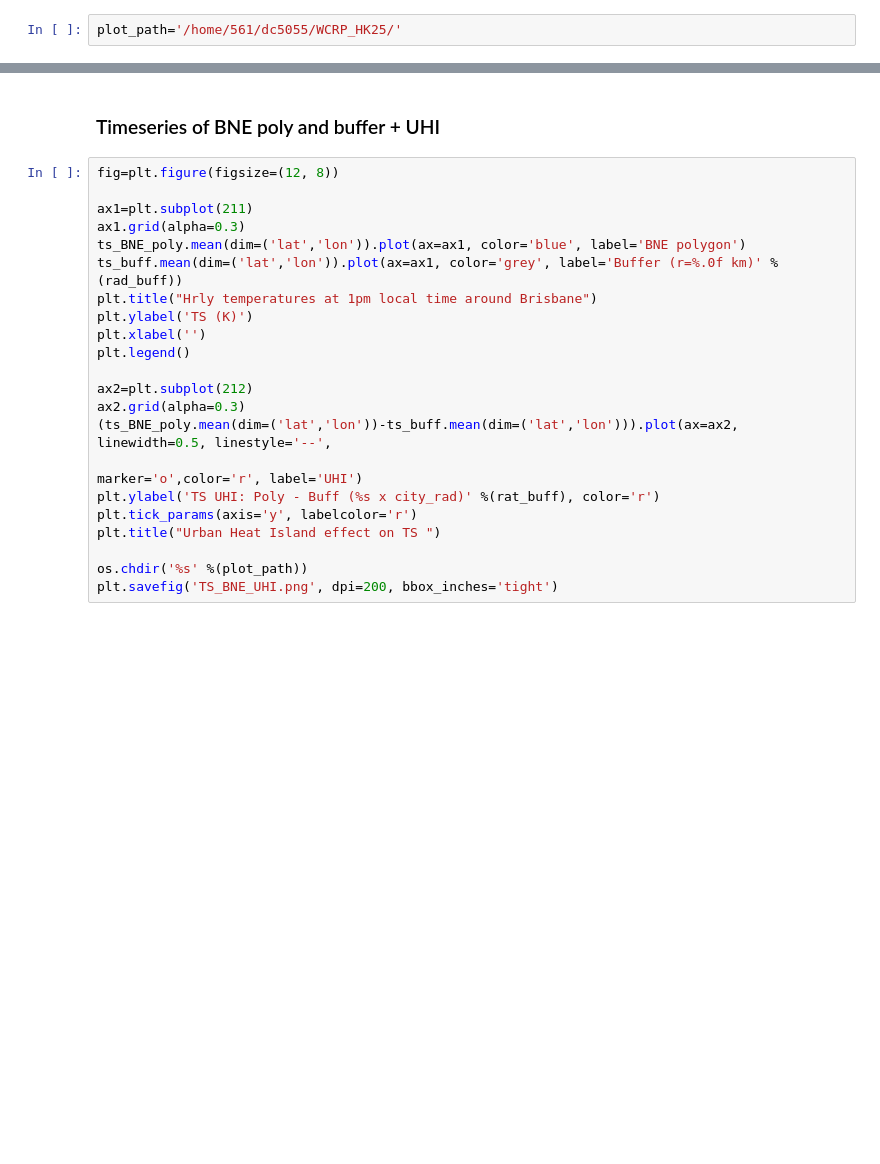
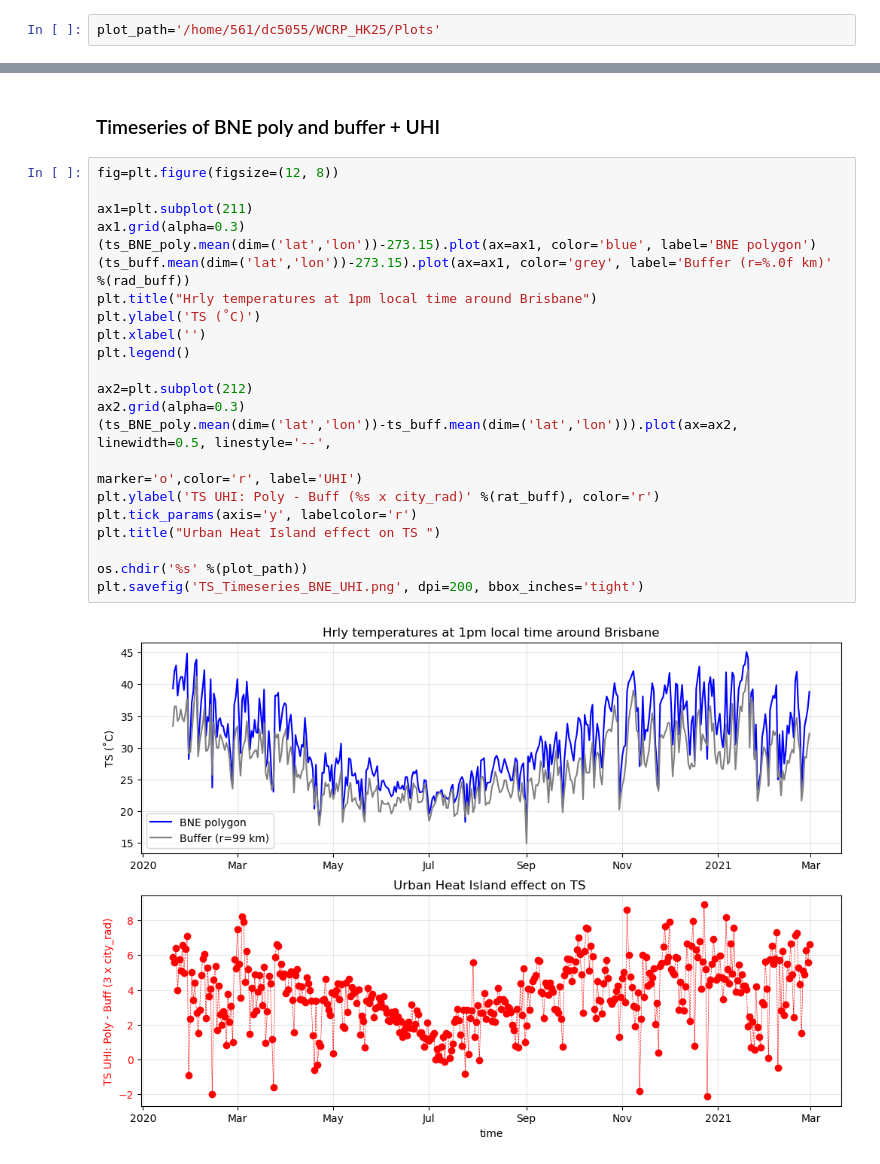
Before and after one commit to 21centuryweather/hk25-CityCirc, a Jupyter notebook: BNE_UHI_Signal.ipynb, the cells around one changed output, grey strips where cells are left out. Saved outputs shown, nothing was run; the diff lists cells and outputs as text; blank space fills up the shorter version.

Commit message:
Added TS based UHI, as a function of buffer ratio

```diff
--- a/BNE_UHI_Signal.ipynb
+++ b/BNE_UHI_Signal.ipynb
@@ -30,7 +30,7 @@ states_provinces = cf.NaturalEarthFeature(
 import xarray as xr
 from pathlib import Path
 # %%
-plot_path='/home/561/dc5055/WCRP_HK25/'
+plot_path='/home/561/dc5055/WCRP_HK25/Plots'
 # %% [markdown]
 # Gadi location:
 * Only zoom 1 and 2 on scratch
@@ -474,22 +474,24 @@ ts_buff[0].plot()
 # %%
 fig=plt.figure(figsize=(12, 8))
 
 ax1=plt.subplot(211)
 ax1.grid(alpha=0.3)
-ts_BNE_poly.mean(dim=('lat','lon')).plot(ax=ax1, color='blue', label='BNE polygon')
-ts_buff.mean(dim=('lat','lon')).plot(ax=ax1, color='grey', label='Buffer (r=%.0f km)' %(rad_buff))
+(ts_BNE_poly.mean(dim=('lat','lon'))-273.15).plot(ax=ax1, color='blue', label='BNE polygon')
+(ts_buff.mean(dim=('lat','lon'))-273.15).plot(ax=ax1, color='grey', label='Buffer (r=%.0f km)' %(rad_buff))
 plt.title("Hrly temperatures at 1pm local time around Brisbane")
-plt.ylabel('TS (K)')
+plt.ylabel('TS (˚C)')
 plt.xlabel('')
 plt.legend()
 
 ax2=plt.subplot(212)
 ax2.grid(alpha=0.3)
 (ts_BNE_poly.mean(dim=('lat','lon'))-ts_buff.mean(dim=('lat','lon'))).plot(ax=ax2, linewidth=0.5, linestyle='--',
                                                                                  marker='o',color='r', label='UHI')
 plt.ylabel('TS UHI: Poly - Buff (%s x city_rad)' %(rat_buff), color='r')
 plt.tick_params(axis='y', labelcolor='r')
 plt.title("Urban Heat Island effect on TS ")
 
 os.chdir('%s' %(plot_path))
-plt.savefig('TS_BNE_UHI.png', dpi=200, bbox_inches='tight')
+plt.savefig('TS_Timeseries_BNE_UHI.png', dpi=200, bbox_inches='tight')
+# %% [output]
+[figure, added]
```
Also changed, not shown: parts of 21 cells of this notebook, 8 other files.
